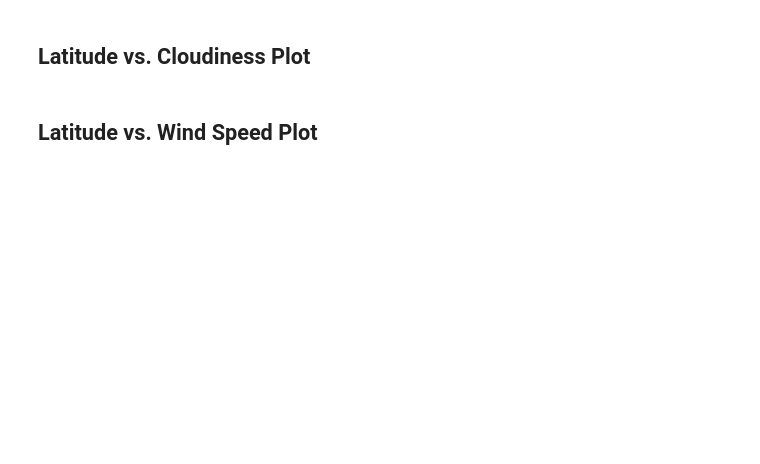
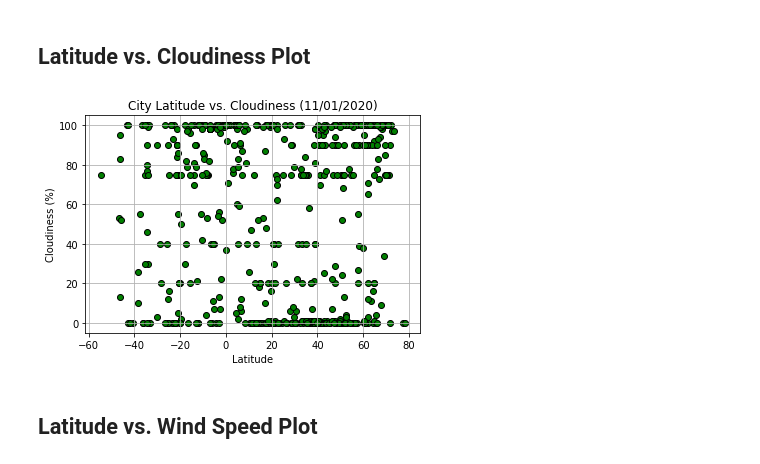
Before and after one commit to abarnatan/python-api-challenge, a Jupyter notebook: WeatherPy/WeatherPy.ipynb, the cells around one changed output. Saved outputs shown, nothing was run; the diff lists cells and outputs as text; code cells hidden in the pictures; blank space fills up the shorter version.

```diff
--- a/WeatherPy/WeatherPy.ipynb
+++ b/WeatherPy/WeatherPy.ipynb
@@ -182,4 +216,21 @@ TypeError: '>' not supported between instances of 'str' and 'int'
 # %% [markdown]
 ## Latitude vs. Cloudiness Plot
+# %%
+# Build scatter plot with related data
+plt.scatter(weather_df["Lat"], weather_df["Cloudiness"], facecolors="green", marker="o", edgecolor="black")
+
+# Format graph labels
+plt.title("City Latitude vs. Cloudiness (11/01/2020)")
+plt.ylabel("Cloudiness (%)")
+plt.xlabel("Latitude")
+plt.grid(True)
+
+# Save Figure
+plt.savefig("Output/Latitude_vs_Cloudiness.png")
+
+# Show Plot
+plt.show()
+# %% [output]
+[figure, added]
 # %% [markdown]
 ## Latitude vs. Wind Speed Plot
```
Also changed, not shown: parts of 5 cells of this notebook, 2 other files.
